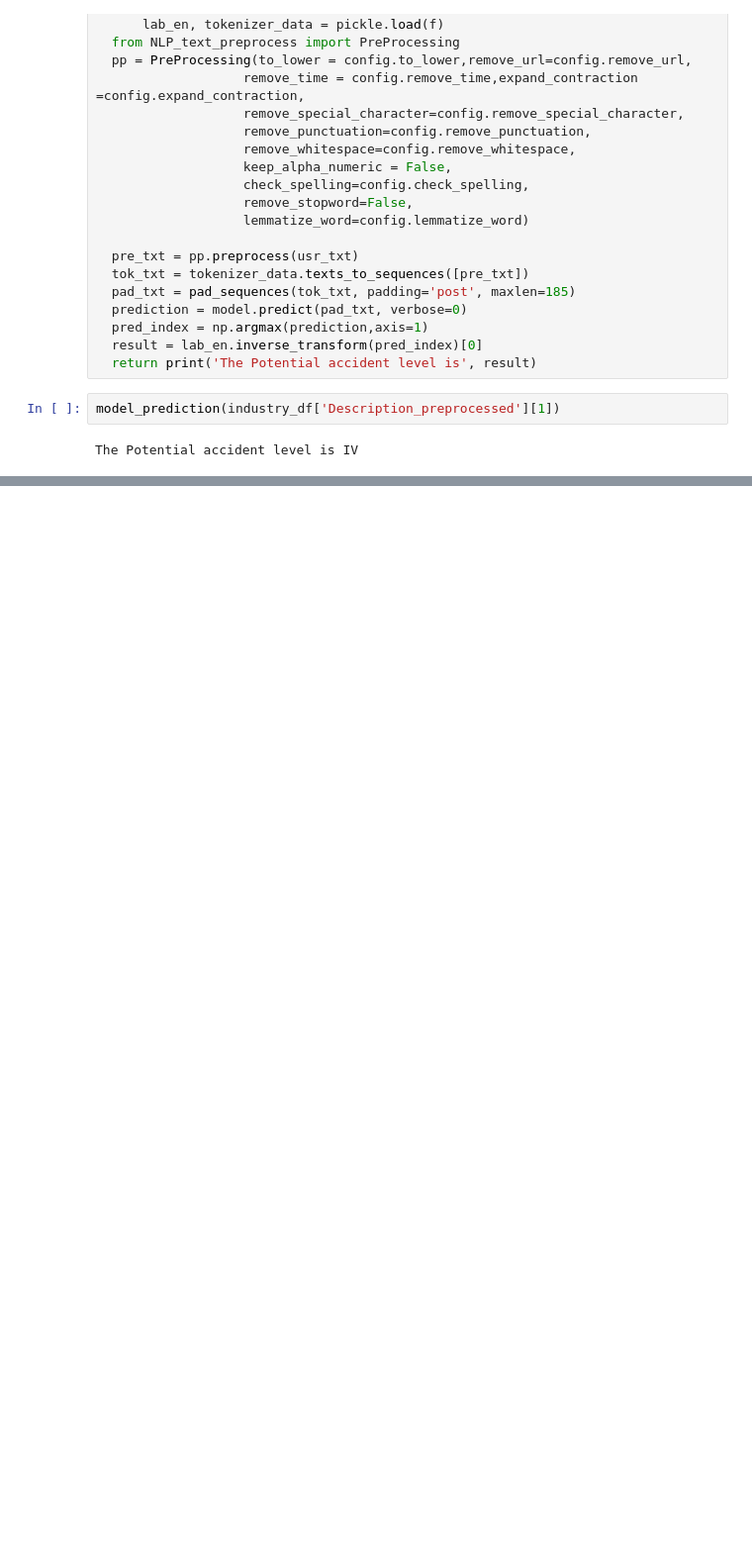
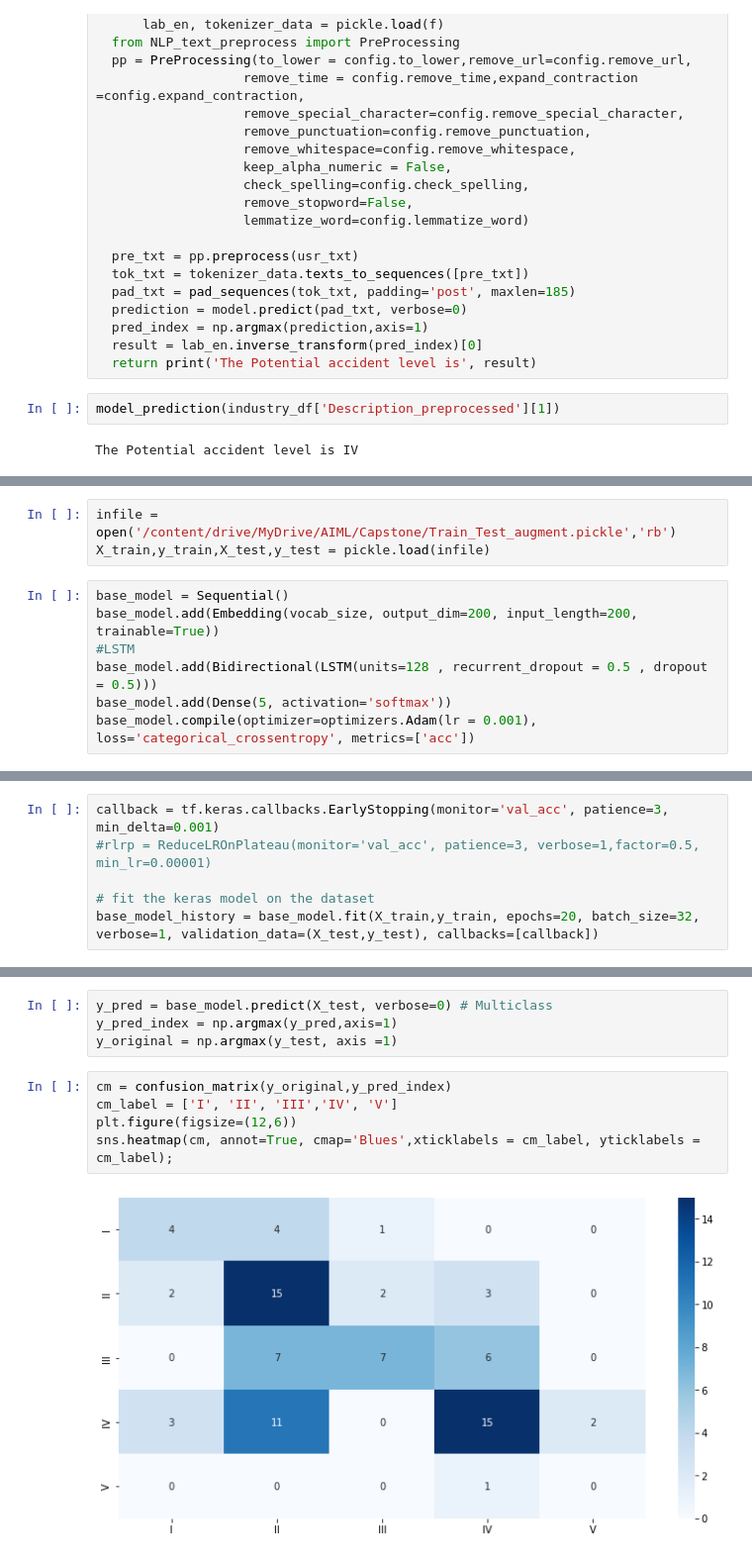
Before and after one commit to shyamsparrow/Jan-G4---NLP-Chatbot, a Jupyter notebook: Capstone_NLP_Chatbot_Jan_A_G4.ipynb, the cells around one changed output, grey strips where cells are left out. Shown at 99% size. Saved outputs shown, nothing was run; the diff lists cells and outputs as text; blank space fills up the shorter version.

```diff
--- a/Capstone_NLP_Chatbot_Jan_A_G4.ipynb
+++ b/Capstone_NLP_Chatbot_Jan_A_G4.ipynb
@@ -679,0 +715,10 @@ The Potential accident level is IV
+# %%
+infile = open('/content/drive/MyDrive/AIML/Capstone/Train_Test_augment.pickle','rb')
+X_train,y_train,X_test,y_test = pickle.load(infile)
+# %%
+base_model = Sequential()
+base_model.add(Embedding(vocab_size, output_dim=200, input_length=200, trainable=True))
+#LSTM
+base_model.add(Bidirectional(LSTM(units=128 , recurrent_dropout = 0.5 , dropout = 0.5)))
+base_model.add(Dense(5, activation='softmax'))
+base_model.compile(optimizer=optimizers.Adam(lr = 0.001), loss='categorical_crossentropy', metrics=['acc'])
@@ -679,0 +744,6 @@ The Potential accident level is IV
+# %%
+callback = tf.keras.callbacks.EarlyStopping(monitor='val_acc', patience=3, min_delta=0.001)
+#rlrp = ReduceLROnPlateau(monitor='val_acc', patience=3, verbose=1,factor=0.5, min_lr=0.00001)
+
+# fit the keras model on the dataset
+base_model_history = base_model.fit(X_train,y_train, epochs=20, batch_size=32, verbose=1, validation_data=(X_test,y_test), callbacks=[callback])
@@ -679,0 +770,11 @@ The Potential accident level is IV
+# %%
+y_pred = base_model.predict(X_test, verbose=0) # Multiclass
+y_pred_index = np.argmax(y_pred,axis=1)
+y_original = np.argmax(y_test, axis =1)
+# %%
+cm = confusion_matrix(y_original,y_pred_index)
+cm_label = ['I', 'II', 'III','IV', 'V']
+plt.figure(figsize=(12,6))
+sns.heatmap(cm, annot=True, cmap='Blues',xticklabels = cm_label, yticklabels = cm_label);
+# %% [output]
+[figure, added]
```
Also changed, not shown: parts of 77 cells of this notebook.
